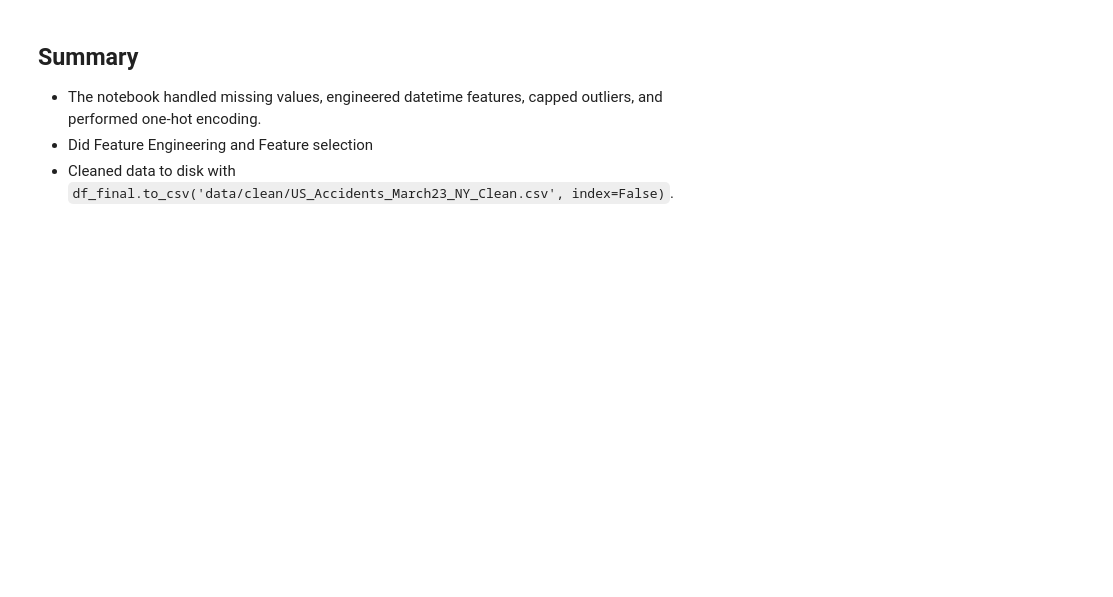
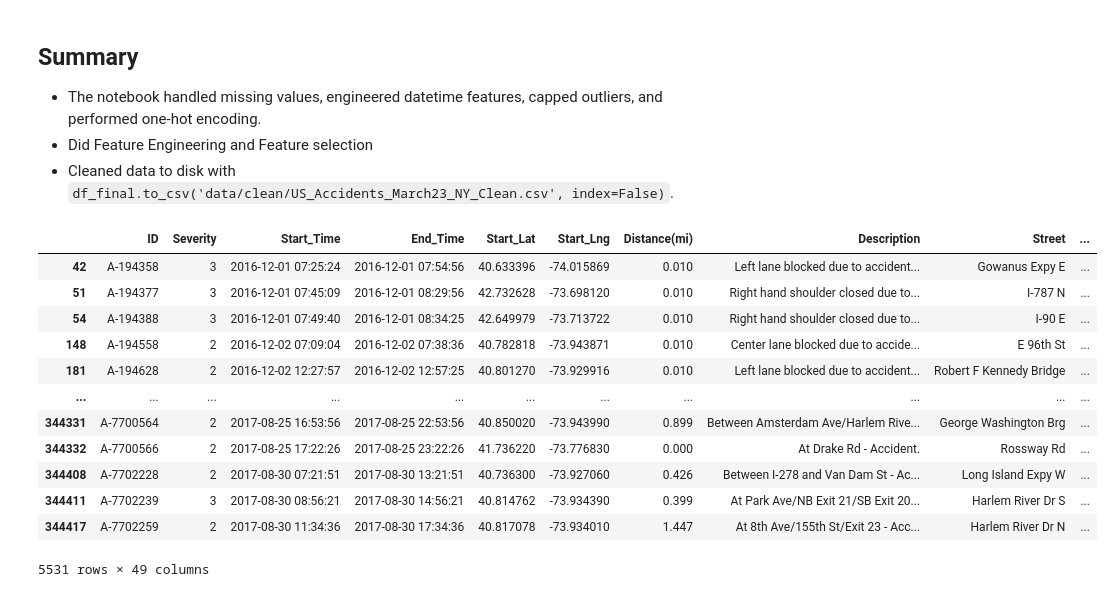
Before and after one commit to suvarshaes/accident-severity-forecast, a Jupyter notebook: 2.Data Preparation and Cleaning.ipynb, the cells around one changed output. Drawn from its saved outputs; the diff is of its cells as text; code cells hidden in the pictures; blank space fills up the shorter version.

```diff
--- a/2.Data Preparation and Cleaning.ipynb
+++ b/2.Data Preparation and Cleaning.ipynb
@@ -784,3 +859,19 @@ plt.show()
 - The notebook handled missing values, engineered datetime features, capped outliers, and performed one-hot encoding.
 - Did Feature Engineering and Feature selection
 - Cleaned data to disk with `df_final.to_csv('data/clean/US_Accidents_March23_NY_Clean.csv', index=False)`.
+# %%
+df_clean[df_clean["Wind_Direction"]=="Variable"]
+# %% [output]
+|  | ID | Severity | Start_Time | End_Time | Start_Lat | Start_Lng | Distance(mi) | Description | Street | ... |
+| 42 | A-194358 | 3 | 2016-12-01 07:25:24 | 2016-12-01 07:54:56 | 40.633396 | -74.015869 | 0.010 | Left lane blocked due to accident... | Gowanus Expy E | ... |
+| 51 | A-194377 | 3 | 2016-12-01 07:45:09 | 2016-12-01 08:29:56 | 42.732628 | -73.698120 | 0.010 | Right hand shoulder closed due to... | I-787 N | ... |
+| 54 | A-194388 | 3 | 2016-12-01 07:49:40 | 2016-12-01 08:34:25 | 42.649979 | -73.713722 | 0.010 | Right hand shoulder closed due to... | I-90 E | ... |
+| 148 | A-194558 | 2 | 2016-12-02 07:09:04 | 2016-12-02 07:38:36 | 40.782818 | -73.943871 | 0.010 | Center lane blocked due to accide... | E 96th St | ... |
+| 181 | A-194628 | 2 | 2016-12-02 12:27:57 | 2016-12-02 12:57:25 | 40.801270 | -73.929916 | 0.010 | Left lane blocked due to accident... | Robert F Kennedy Bridge | ... |
+| ... | ... | ... | ... | ... | ... | ... | ... | ... | ... | ... |
+| 344331 | A-7700564 | 2 | 2017-08-25 16:53:56 | 2017-08-25 22:53:56 | 40.850020 | -73.943990 | 0.899 | Between Amsterdam Ave/Harlem Rive... | George Washington Brg | ... |
+| 344332 | A-7700566 | 2 | 2017-08-25 17:22:26 | 2017-08-25 23:22:26 | 41.736220 | -73.776830 | 0.000 | At Drake Rd - Accident. | Rossway Rd | ... |
+| 344408 | A-7702228 | 2 | 2017-08-30 07:21:51 | 2017-08-30 13:21:51 | 40.736300 | -73.927060 | 0.426 | Between I-278 and Van Dam St - Ac... | Long Island Expy W | ... |
+| 344411 | A-7702239 | 3 | 2017-08-30 08:56:21 | 2017-08-30 14:56:21 | 40.814762 | -73.934390 | 0.399 | At Park Ave/NB Exit 21/SB Exit 20... | Harlem River Dr S | ... |
+| 344417 | A-7702259 | 2 | 2017-08-30 11:34:36 | 2017-08-30 17:34:36 | 40.817078 | -73.934010 | 1.447 | At 8th Ave/155th St/Exit 23 - Acc... | Harlem River Dr N | ... |
+5531 rows × 49 columns
```
Also changed, not shown: parts of 7 cells of this notebook, 5 other files.
